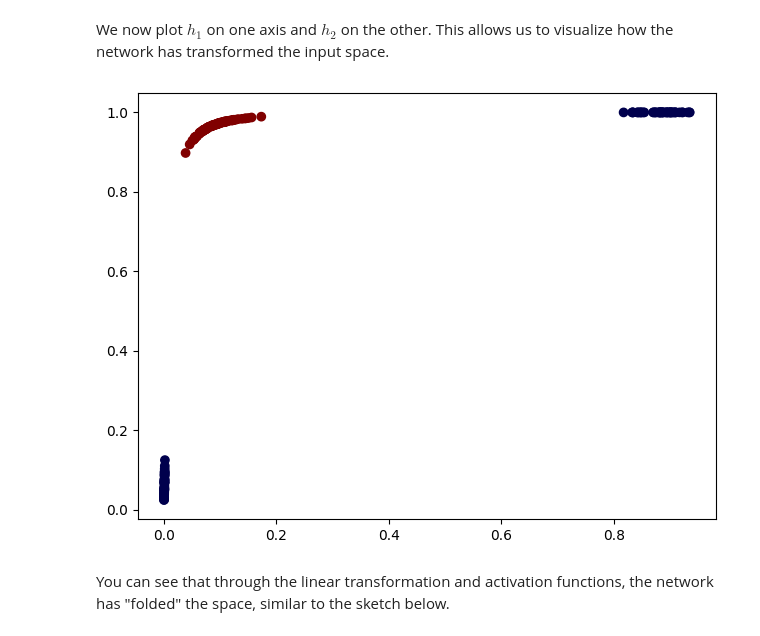
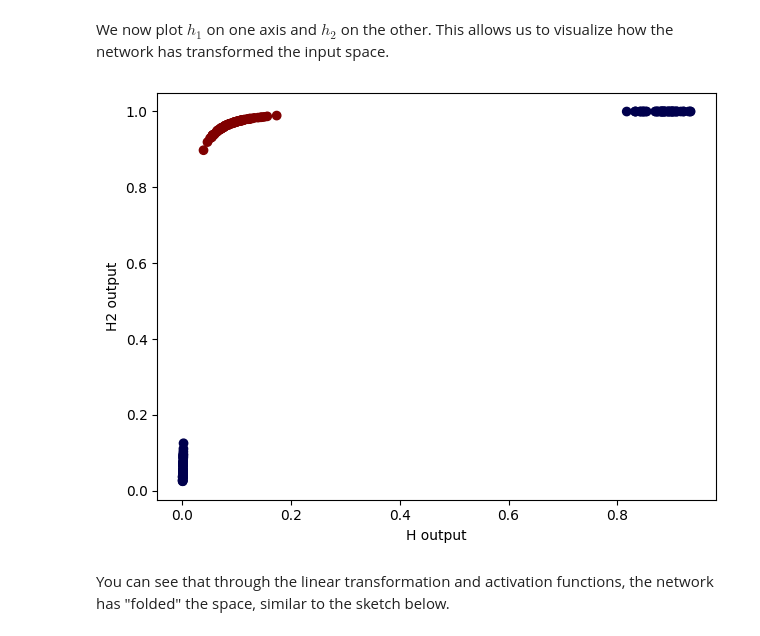
Before and after one commit to KubaJerz/learn-ml, a Jupyter notebook: tinkerLab/07lesson_eyes_everywhere.ipynb, the cells around one changed output. Drawn from its saved outputs; the diff is of its cells as text; code cells hidden in the pictures.

```diff
--- a/tinkerLab/07lesson_eyes_everywhere.ipynb
+++ b/tinkerLab/07lesson_eyes_everywhere.ipynb
@@ -174,10 +174,12 @@ The equations for the two hidden neurons are:
 We now plot $h_1$ on one axis and $h_2$ on the other. This allows us to visualize how the network has transformed the input space.
 # %%
 plt.scatter(hidden1, hidden2, c=Y, cmap='seismic')
+plt.xlabel('H output')
+plt.ylabel('H2 output')
 plt.tight_layout()
 plt.show()
 # %% [output]
-[figure, old version]
+[figure, new version]
 # %% [markdown]
 You can see that through the linear transformation and activation functions, the network has "folded" the space, similar to the sketch below.
 # %% [markdown]
```
